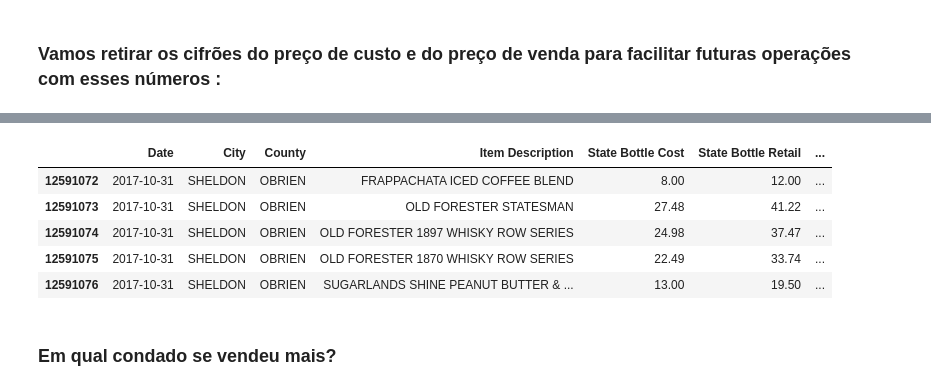
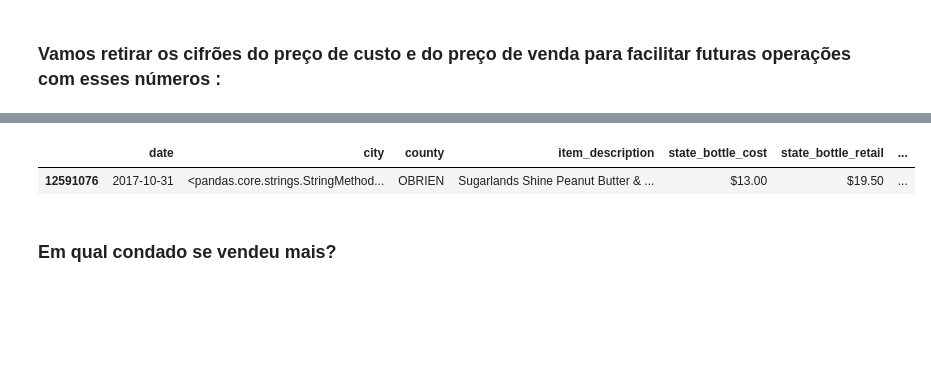
Before and after one commit to ajsalmeida/tesseract-team-future-projectliquor, a Jupyter notebook: notebooks/init.ipynb, the cells around one changed output, grey strips where cells are left out. Drawn from its saved outputs; the diff is of its cells as text; code cells hidden in the pictures; blank space fills up the shorter version.

```diff
--- a/notebooks/init.ipynb
+++ b/notebooks/init.ipynb
@@ -97,0 +215,2 @@ df['State Bottle Retail'] = df['State Bottle Retail'].replace({'\$':''}, regex =
+# %%
+df['state_bottle_cost'] = df['state_bottle_cost'].replace({'\$':''}, regex = True)
@@ -97,0 +219,2 @@ df['State Bottle Retail'] = df['State Bottle Retail'].replace({'\$':''}, regex =
+# %%
+df['state_bottle_retail'] = df['state_bottle_retail'].replace({'\$':''}, regex = True)
@@ -97,0 +252,2 @@ df['State Bottle Retail'] = df['State Bottle Retail'].replace({'\$':''}, regex =
+# %%
+df['volume_sold_liters'] = np.float16(df['volume_sold_liters'])
@@ -97,0 +256,2 @@ df['State Bottle Retail'] = df['State Bottle Retail'].replace({'\$':''}, regex =
+# %%
+df['date'] = pd.to_datetime(df['date'])
@@ -107,12 +285,8 @@ df.head()
 # %%
-df.tail()
+df.tail(1)
 # %% [output]
-|  | Date | City | County | Item Description | State Bottle Cost | State Bottle Retail | ... |
-| 12591072 | 2017-10-31 | SHELDON | OBRIEN | FRAPPACHATA ICED COFFEE BLEND | 8.00 | 12.00 | ... |
-| 12591073 | 2017-10-31 | SHELDON | OBRIEN | OLD FORESTER STATESMAN | 27.48 | 41.22 | ... |
-| 12591074 | 2017-10-31 | SHELDON | OBRIEN | OLD FORESTER 1897 WHISKY ROW SERIES | 24.98 | 37.47 | ... |
-| 12591075 | 2017-10-31 | SHELDON | OBRIEN | OLD FORESTER 1870 WHISKY ROW SERIES | 22.49 | 33.74 | ... |
-| 12591076 | 2017-10-31 | SHELDON | OBRIEN | SUGARLANDS SHINE PEANUT BUTTER & ... | 13.00 | 19.50 | ... |
+|  | date | city | county | item_description | state_bottle_cost | state_bottle_retail | ... |
+| 12591076 | 2017-10-31 | <pandas.core.strings.StringMethod... | OBRIEN | Sugarlands Shine Peanut Butter & ... | $13.00 | $19.50 | ... |
 # %% [markdown]
 ### Em qual condado se vendeu mais?
 # %%
```
Also changed, not shown: parts of 85 cells of this notebook.
